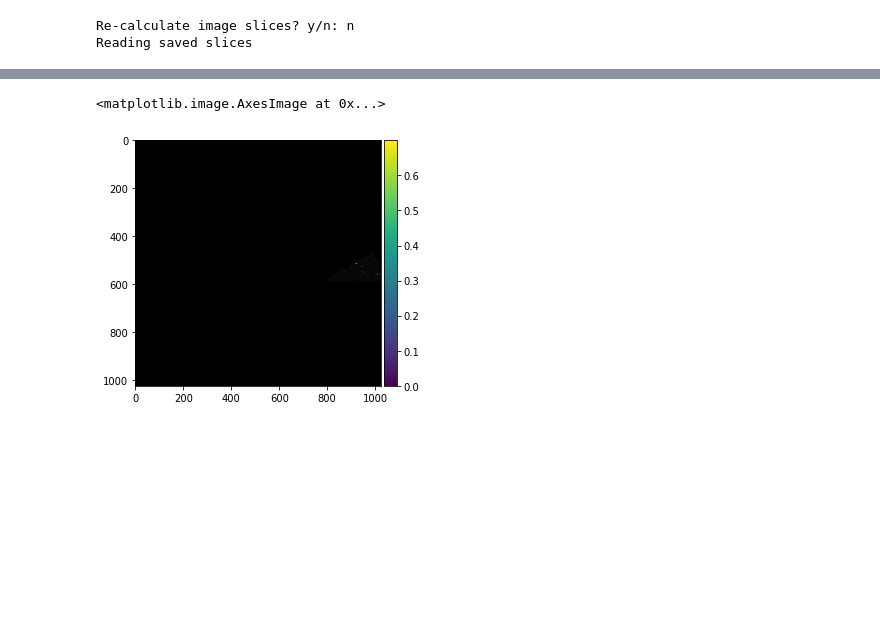
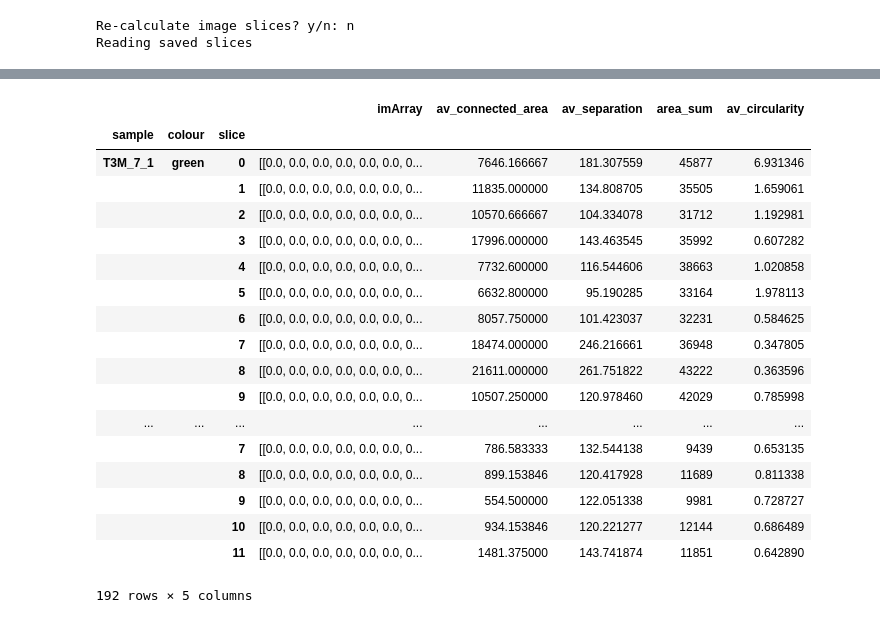
Before and after one commit to ixicrom/droplets, a Jupyter notebook: test_compare_models.ipynb, the cells around one changed output, grey strips where cells are left out. Cells and saved outputs as stored; diff of their text form; code cells hidden in the pictures; blank space fills up the shorter version.

```diff
--- a/test_compare_models.ipynb
+++ b/test_compare_models.ipynb
@@ -59 +51,42 @@ io.imshow(test_im.values[0])
+# %%
+# i=0
+av_connected_area = list()
+av_separation = list()
+area_sum = list()
+av_circularity = list()
+for s in slices['imArray']:
+    lab_im = threshold_and_label(s, highpass = False)
+    areas=list()
+    centres=list()
+    circs=list()
+    for region in measure.regionprops(lab_im):
+        areas.append(region.area)
+        centres.append(region.centroid)
+        if region.perimeter ==0:
+            circ = 0
+        else:
+            circ = 4*math.pi*region.area/region.perimeter**2
+        circs.append(circ)
+
+    av_connected_area.append(np.mean(areas))
+
+    distances = spatial.distance.pdist(centres)
+    av_separation.append(np.mean(distances))
+
+    area_sum.append(np.sum(areas))
+
+    av_circularity.append(np.mean(circs))
+
+
+#     if len(areas)>0:
+#         print(str(i) + ': ' + str(np.mean(areas)))
+#     else:
+#         print(str(i) + ': 0')
+#         print(str(i) + ': ' + str(np.mean(areas)))
+#     i=i+1
+
+slices['av_connected_area'] = av_connected_area
+slices['av_separation'] = av_separation
+slices['area_sum'] = area_sum
+slices['av_circularity'] = av_circularity
 # %%
@@ -89,12 +104,22 @@ for s in slices['imArray']:
-# %%
-s=slices['imArray'][8]
-lab_im = threshold_and_label(s, highpass = False)
-areas=list()
-for region in measure.regionprops(lab_im):
-    areas.append(region.area)
-measure.regionprops(lab_im)
-image_label_overlay = color.label2rgb(lab_im, image=s, bg_label=0)
-io.imshow(image_label_overlay)
-# %% [output]
-<matplotlib.image.AxesImage at 0x...>
-[figure, removed]
+# %%
+slices
+# %% [output]
+|  |  |  | imArray | av_connected_area | av_separation | area_sum | av_circularity |
+| sample | colour | slice |  |  |  |  |  |
+| T3M_7_1 | green | 0 | [[0.0, 0.0, 0.0, 0.0, 0.0, 0.0, 0... | 7646.166667 | 181.307559 | 45877 | 6.931346 |
+|  |  | 1 | [[0.0, 0.0, 0.0, 0.0, 0.0, 0.0, 0... | 11835.000000 | 134.808705 | 35505 | 1.659061 |
+|  |  | 2 | [[0.0, 0.0, 0.0, 0.0, 0.0, 0.0, 0... | 10570.666667 | 104.334078 | 31712 | 1.192981 |
+|  |  | 3 | [[0.0, 0.0, 0.0, 0.0, 0.0, 0.0, 0... | 17996.000000 | 143.463545 | 35992 | 0.607282 |
+|  |  | 4 | [[0.0, 0.0, 0.0, 0.0, 0.0, 0.0, 0... | 7732.600000 | 116.544606 | 38663 | 1.020858 |
+|  |  | 5 | [[0.0, 0.0, 0.0, 0.0, 0.0, 0.0, 0... | 6632.800000 | 95.190285 | 33164 | 1.978113 |
+|  |  | 6 | [[0.0, 0.0, 0.0, 0.0, 0.0, 0.0, 0... | 8057.750000 | 101.423037 | 32231 | 0.584625 |
+|  |  | 7 | [[0.0, 0.0, 0.0, 0.0, 0.0, 0.0, 0... | 18474.000000 | 246.216661 | 36948 | 0.347805 |
+|  |  | 8 | [[0.0, 0.0, 0.0, 0.0, 0.0, 0.0, 0... | 21611.000000 | 261.751822 | 43222 | 0.363596 |
+|  |  | 9 | [[0.0, 0.0, 0.0, 0.0, 0.0, 0.0, 0... | 10507.250000 | 120.978460 | 42029 | 0.785998 |
+| ... | ... | ... | ... | ... | ... | ... | ... |
+|  |  | 7 | [[0.0, 0.0, 0.0, 0.0, 0.0, 0.0, 0... | 786.583333 | 132.544138 | 9439 | 0.653135 |
+|  |  | 8 | [[0.0, 0.0, 0.0, 0.0, 0.0, 0.0, 0... | 899.153846 | 120.417928 | 11689 | 0.811338 |
+|  |  | 9 | [[0.0, 0.0, 0.0, 0.0, 0.0, 0.0, 0... | 554.500000 | 122.051338 | 9981 | 0.728727 |
+|  |  | 10 | [[0.0, 0.0, 0.0, 0.0, 0.0, 0.0, 0... | 934.153846 | 120.221277 | 12144 | 0.686489 |
+|  |  | 11 | [[0.0, 0.0, 0.0, 0.0, 0.0, 0.0, 0... | 1481.375000 | 143.741874 | 11851 | 0.642890 |
+192 rows × 5 columns
```
Also changed, not shown: parts of 18 cells of this notebook.
